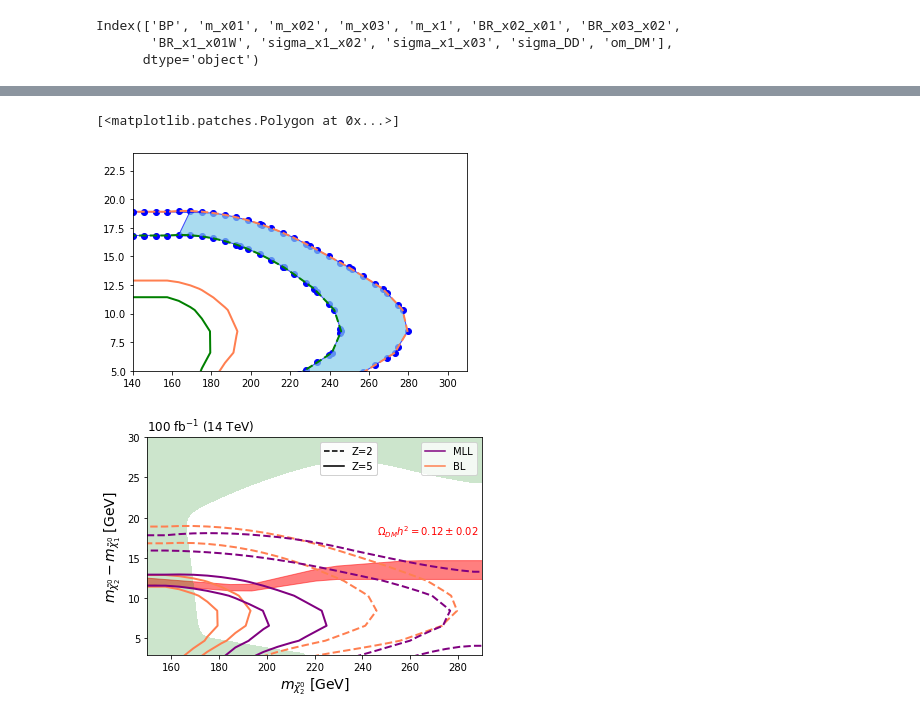
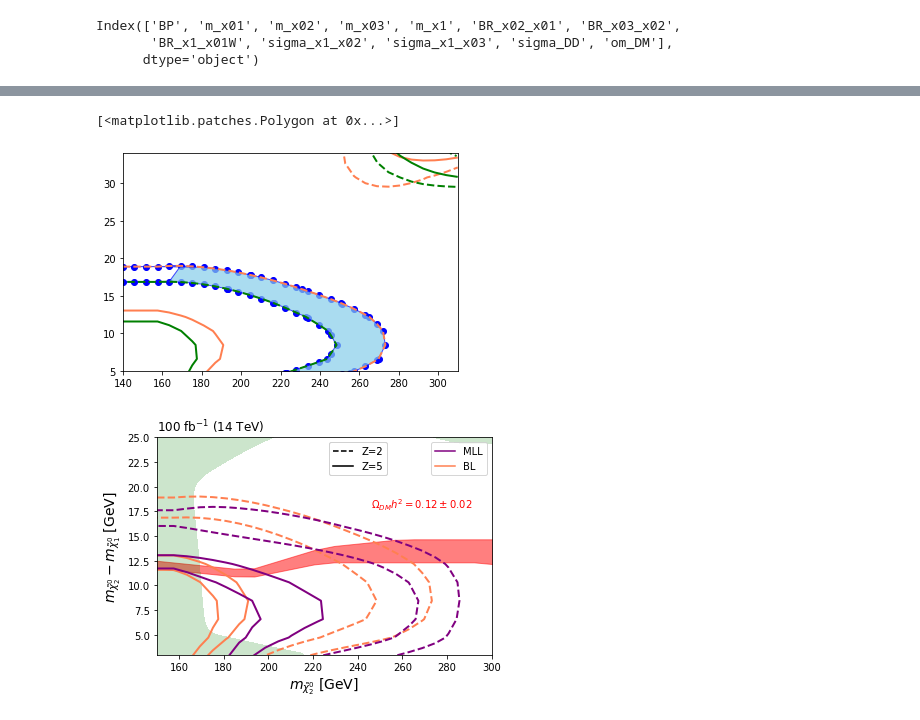
Before and after one commit to Martindelosrios/MLLHC, a Jupyter notebook: codes/AnalysisVars.ipynb, the cells around one changed output, grey strips where cells are left out. Saved outputs shown, nothing was run; the diff lists cells and outputs as text; code cells hidden in the pictures.

```diff
--- a/codes/AnalysisVars.ipynb
+++ b/codes/AnalysisVars.ipynb
@@ -302,5 +306,5 @@ Hay:  57  eventos con al menos un jet malo
 # %%
-for i in list(results.keys()):
+for i in list(results.keys())[60:]:
 
     aux = bps_data[bps_data['BP'] == i]
 
@@ -4335,14 +3725,14 @@ Index(['BP', 'm_x01', 'm_x02', 'm_x03', 'm_x1', 'BR_x02_x01', 'BR_x03_x02',
        'BR_x1_x01W', 'sigma_x1_x02', 'sigma_x1_x03', 'sigma_DD', 'om_DM'],
       dtype='object')
 # %%
-Z_BL          = np.mean(np.load('../data/models/Z_BL_MET100_BPI.npy'), axis = 0)
-Z_BL_std      = np.nan_to_num(np.mean(np.load('../data/models/Z_BL_std_MET100_BPI.npy'), axis = 0), posinf=2)
+Z_BL          = np.mean(np.load('../data/models/Z_BL_MET100_BPI_1000.npy'), axis = 0)
+Z_BL_std      = np.nan_to_num(np.mean(np.load('../data/models/Z_BL_std_MET100_BPI_1000.npy'), axis = 0), posinf=2)
 
-Z_MLL         = np.mean(np.load('../data/models/Z_MLL_MET100_BPI.npy'), axis = 0)
-Z_MLL_std     = np.nan_to_num(np.mean(np.load('../data/models/Z_MLL_std_MET100_BPI.npy'), axis = 0), posinf=2)
+Z_MLL         = np.mean(np.load('../data/models/Z_MLL_MET100_BPI_1000.npy'), axis = 0)
+Z_MLL_std     = np.nan_to_num(np.mean(np.load('../data/models/Z_MLL_std_MET100_BPI_1000.npy'), axis = 0), posinf=2)
 
-Z_MLL_new     = np.mean(np.load('../data/models/Z_MLL_new_MET100_BPI.npy'), axis = 0)
-Z_MLL_new_std = np.mean(np.load('../data/models/Z_MLL_new_std_MET100_BPI.npy'), axis = 0)
+Z_MLL_new     = np.mean(np.load('../data/models/Z_MLL_new_MET100_BPI_1000.npy'), axis = 0)
+Z_MLL_new_std = np.mean(np.load('../data/models/Z_MLL_new_std_MET100_BPI_1000.npy'), axis = 0)
 
 #Z_SBC         = np.mean(np.load('../data/models/Z_sbc_MET100_BPI.npy')[10:,:], axis = 0)
 #Z_SBC_std     = np.mean(np.load('../data/models/Z_sbc_std_MET100_BPI.npy')[10:,:], axis = 0)
@@ -4405,7 +3797,7 @@ aux_ind = np.where(cm.allsegs[1][0][:,1] > 0)[0]
 fm = interp1d(cm.allsegs[1][0][aux_ind,0], cm.allsegs[1][0][aux_ind,1], fill_value = 'extrapolate')
 aux_ind = np.where(f0(mx02_new) > 0)[0]
 #ax.fill_between(mx02_new[aux_ind], f0(mx02_new[aux_ind]), fm(mx02_new[aux_ind]), facecolor ='none', hatch ='-', edgecolor = 'coral', alpha = 1, lw = 2)
-ax.set_ylim(5,24)
+ax.set_ylim(5,34)
 
 y1 = c0.allsegs[1][0][:,1]
 aux_ind = np.argsort(y1)
@@ -4420,7 +3812,7 @@ y = np.concatenate([y1, y2[::-1]])
 ax.fill(x, y, color='skyblue', alpha=0.7, edgecolor='blue')
 # %% [output]
 [<matplotlib.patches.Polygon at 0x...>]
-[figure, old version]
+[figure, new version]
 # %%
 fig,ax = plt.subplots(1,1)
 
@@ -4499,33 +3891,33 @@ plt.gca().add_artist(legend1)
 #ax.scatter(mx02, deltam, c = Z_MLL, cmap = 'viridis')
 #for i, (xi, yi) in enumerate(zip(mx02, deltam)):
 #    if (yi > 3) & (yi < 30):
         #ax.text(xi, yi, bps_data['BP'][i], fontsize=10, ha='center', va='center', fontweight='bold', c = plt.get_cmap('viridis')(norm(Z_MLL[i])))
 #        ax.text(xi, yi, '{:.2f}'.format(Z_MLL[i] - Z_MLL_std[i]), fontsize=10, ha='center', va='center', fontweight='bold', c = plt.get_cmap('viridis')(norm(Z_MLL[i])))
 
 #ax.text(165, 23, 'LHC exc.', fontsize = 12)
 ax.text(246, 17.8, '$\\Omega_{DM}h^{2} = 0.12 \\pm 0.02$', color = 'red')
 
 #img2 = ax.contourf(mx02_new, deltam_new, Z_base_new.T, levels = 10,cmap='Reds',zorder=0)
 #cb2 = plt.colorbar(img2, ax= ax,orientation='vertical')
 
 
 #dm0 = ax.contour(mx02_new, deltam_new, DM_new.T, levels = [-10,0.10,0.14],
 #            linestyles = ['dotted','dashed', 'solid'], colors = ['red'], linewidths = [2], alpha = 1)
 plt.fill_between(dm0_new, deltam_min, deltam_max, color = 'red', zorder = 1, alpha = 0.5)
 
 ax.set_title('$100$ fb$^{-1}$ (14 TeV)', loc = 'left')
 #plt.colorbar()
 #cax = ax.inset_axes([1.05,0.1,0.05,0.8])
 #cb1 = mpl.colorbar.ColorbarBase(cax, cmap=plt.get_cmap('viridis'),
 #                                norm=norm,
 #                                orientation='vertical')
 
 ax.contourf(xi, yi, zi_nufog_smooth, levels=[np.min(zi_nufog_smooth), 0], colors=['green'], alpha=0.2)
 
 
-ax.set_ylim(3,30)
-ax.set_xlim(150,290)
+ax.set_ylim(3,25)
+ax.set_xlim(150,300)
 
 plt.savefig('../graph/contour_plot_BPI_preliminar_w-statErrors.pdf', bbox_inches="tight")
 # %% [output]
-[figure, old version]
+[figure, new version]
```
Also changed, not shown: parts of 49 cells of this notebook, 1 other file.
